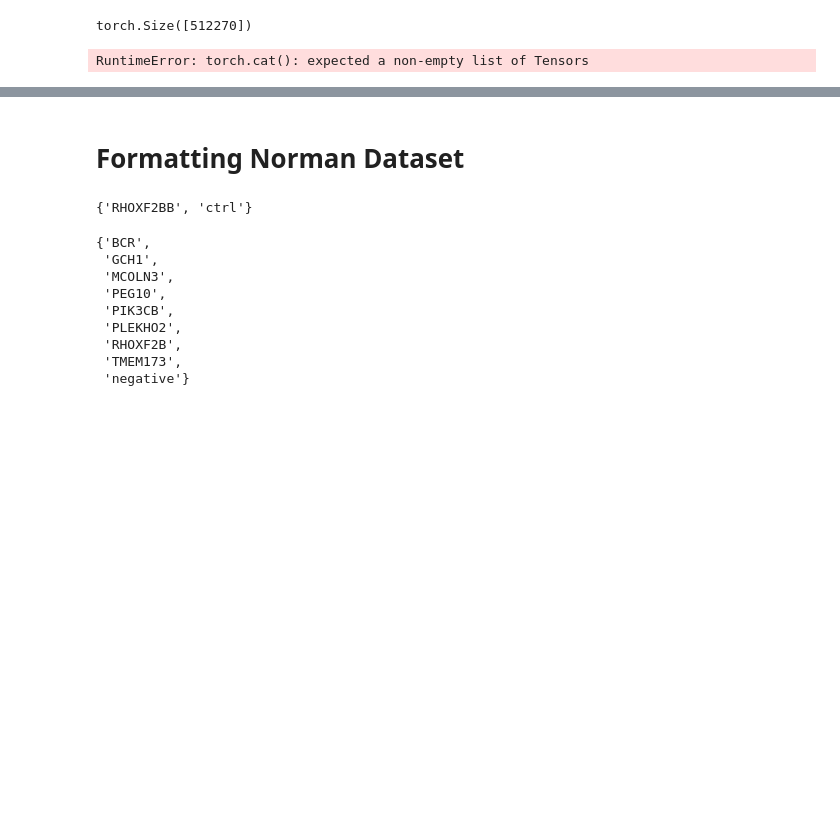
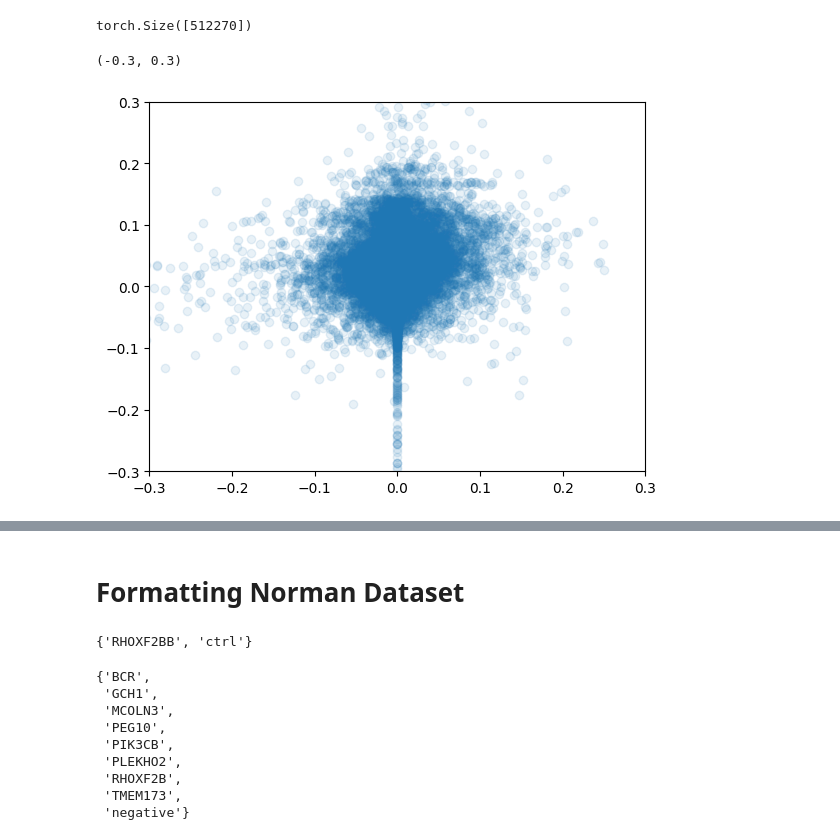
Before and after one commit to synthetic-tensors/caduceus, a Jupyter notebook: crispr_data_wrangling.ipynb, the cells around one changed output, grey strips where cells are left out. Saved outputs shown, nothing was run; the diff lists cells and outputs as text; code cells hidden in the pictures; blank space fills up the shorter version.

```diff
--- a/crispr_data_wrangling.ipynb
+++ b/crispr_data_wrangling.ipynb
@@ -1158,23 +1138,26 @@ torch.Size([512270])
 # %%
 from torch.nn import functional as F
 coefs = []
-max_epoch=90
+max_epoch=10
 for i in range(max_epoch):
-    path = 'outputs/2024-12-16'
+    path = 'outputs/2024-12-17/03-05-32'
+    #path = 'outputs/2024-12-16'
     #path = 'outputs/2024-12-15'
     lofn, lafn = get_files(i,path)
     lode = ctrl_norm-lofn
     lade = ctrl_norm-lafn
     coefs.append(np.corrcoef(lade,lode)[0][1])
     #plt.figure(i)
     #fast_plot(lade,lode,"Labels","Logits")
 #plt.show
 plt.figure()
-fast_plot(lade,lode,"Labels","Logits")
-#plt.xlim(10,30)
-#plt.ylim(-0.3,0.3)
+#fast_plot(lade,lode,"Labels","Logits")
+plt.plot(lade,lode,'o',alpha=0.1)
+plt.xlim(-0.3,0.3)
+plt.ylim(-0.3,0.3)
 #plt.plot(list(range(max_epoch)), coefs)
 # %% [output]
-RuntimeError: torch.cat(): expected a non-empty list of Tensors
+(-0.3, 0.3)
+[figure, added]
 # %%
 #coefs=coefs_save
```
Also changed, not shown: parts of 18 cells of this notebook, 2 other files.
